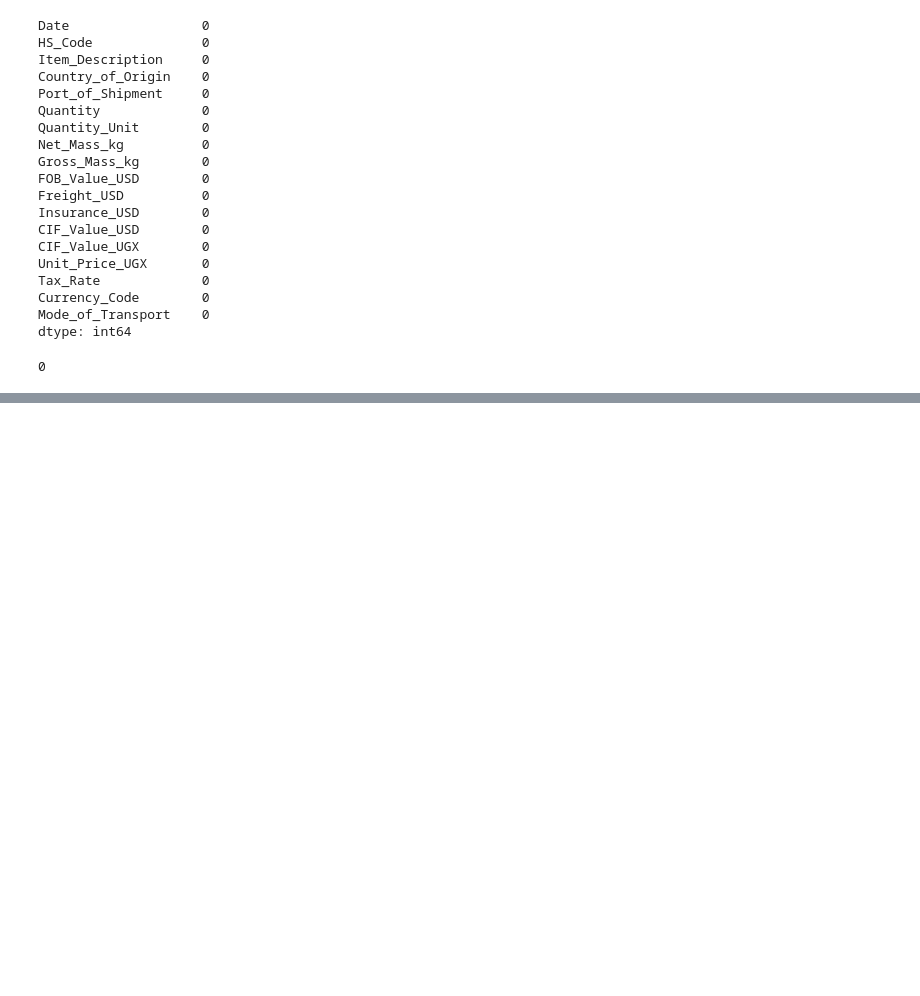
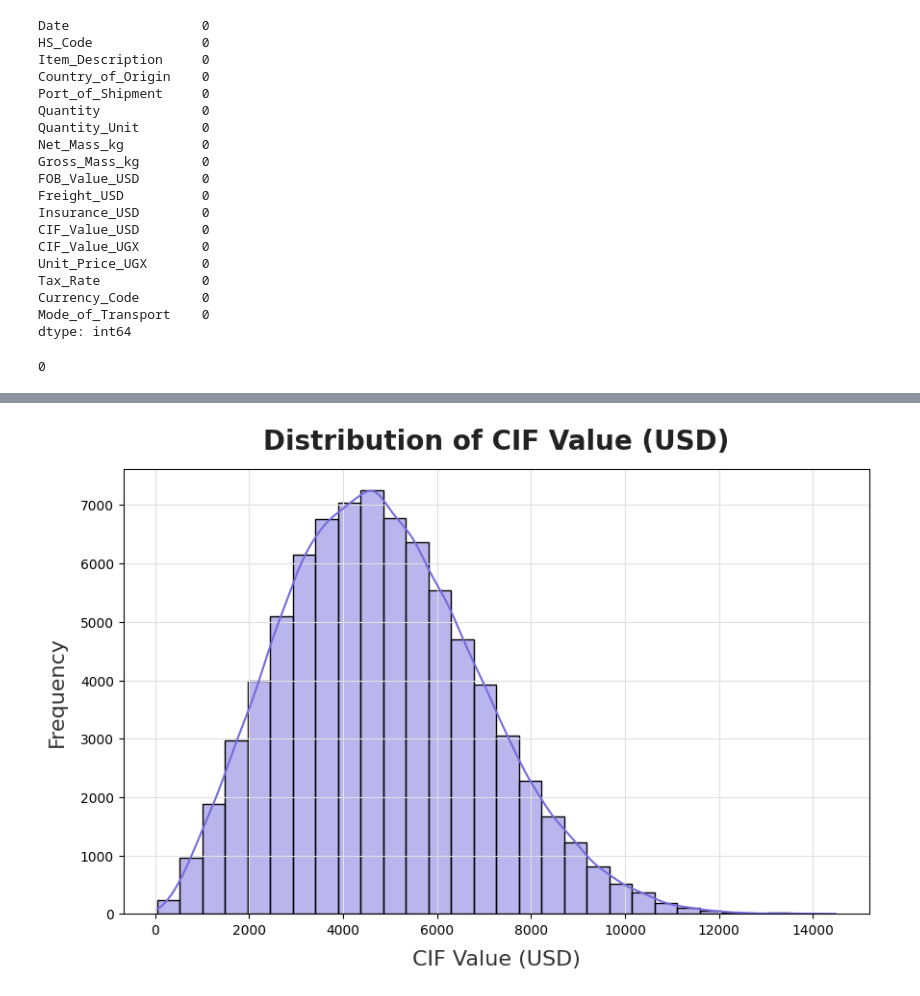
Before and after one commit to sentongo-web/MSDS, a Jupyter notebook: uganda_trade.ipynb, the cells around one changed output, grey strips where cells are left out. Drawn from its saved outputs; the diff is of its cells as text; code cells hidden in the pictures; blank space fills up the shorter version.

```diff
--- a/uganda_trade.ipynb
+++ b/uganda_trade.ipynb
@@ -194,0 +239,11 @@ data['Month'] = data['Date'].dt.month
+# %%
+# Visualizing the distribution of CIF_Value_USD
+plt.figure(figsize=(10, 6))
+sns.histplot(data['CIF_Value_USD'], bins=30, kde=True, color='#766CDB')
+plt.title('Distribution of CIF Value (USD)', fontsize=20, fontweight='semibold', color='#222222', pad=15)
+plt.xlabel('CIF Value (USD)', fontsize=16, color='#333333', labelpad=10)
+plt.ylabel('Frequency', fontsize=16, color='#333333', labelpad=10)
+plt.grid(color='#E0E0E0')
+plt.show()
+# %% [output]
+[figure, added]
```
Also changed, not shown: parts of 8 cells of this notebook.
